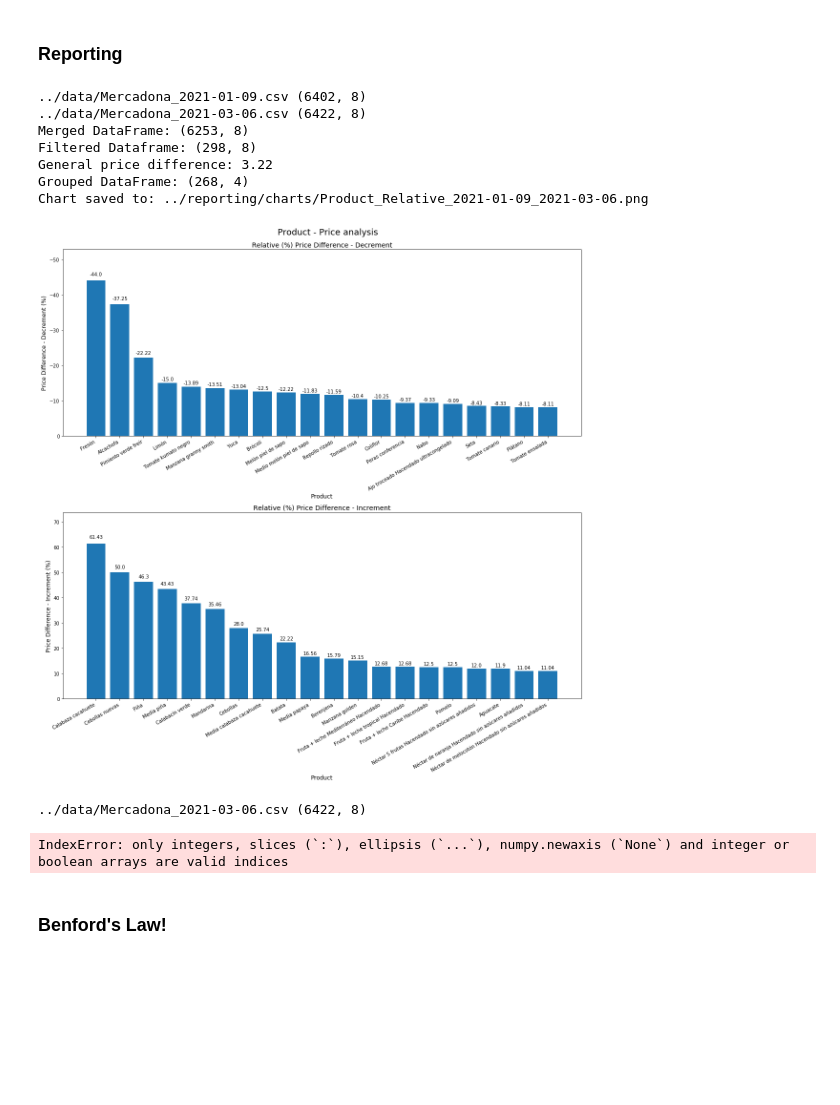
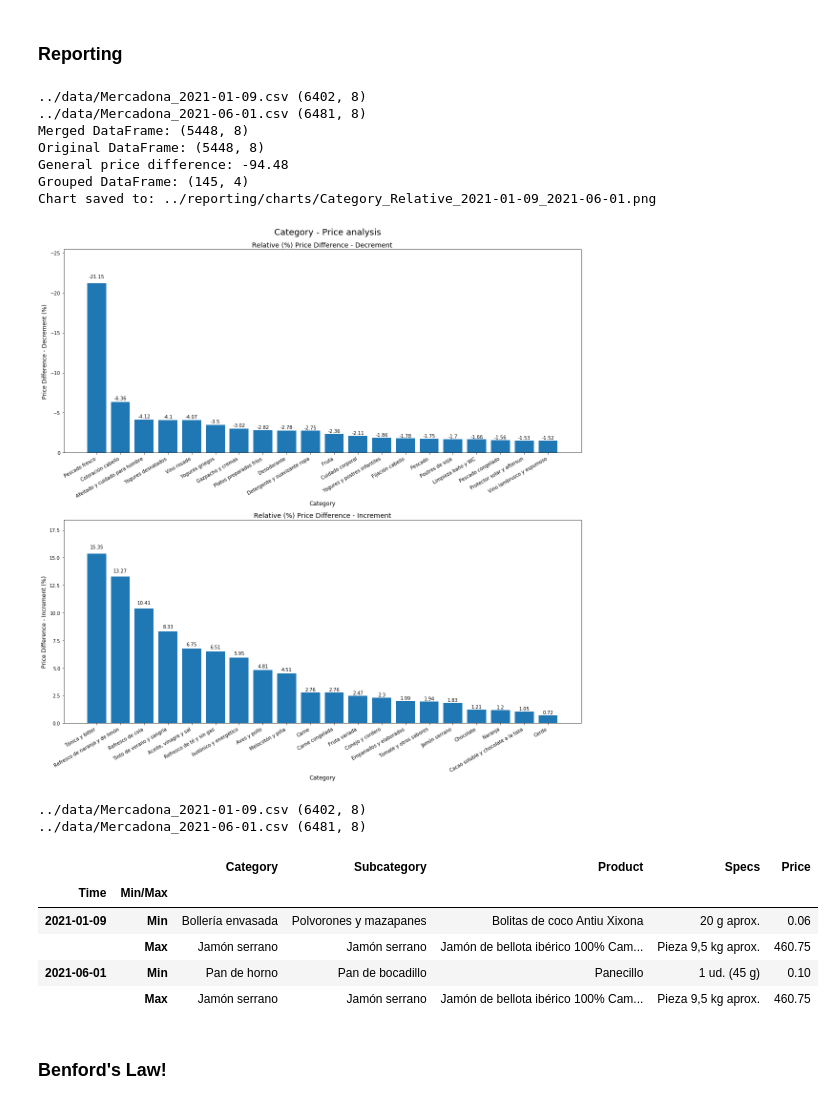
Before and after one commit to nicolas2192/Supermarkets_Scraper, a Jupyter notebook: notebooks/Pipeline.ipynb, the cells around one changed output. Drawn from its saved outputs; the diff is of its cells as text; code cells hidden in the pictures; blank space fills up the shorter version.

```diff
--- a/notebooks/Pipeline.ipynb
+++ b/notebooks/Pipeline.ipynb
@@ -47,7 +55,15 @@ def merge_it(df1, df2):
 def filter_it(df, level=None, elements=None):
     """
     Filter specific products given the level (Category or Subcategory) and elements to show up.
+
+    Parameters:
+        df: Pandas dataframe to filter.
+        level: None or String. Filter columns, either "Category" or "Subcategory"
+        elements: None, String or List of Strings. Filter dataframe by product or group of products.
+        This could be a string such as "Fruta", "Cerveza" etc, a list of strings, ["Fruta", "Cerveza"]
+        or None (default). By setting it to None, nothing will be filtered.
     """
+
     if level == None and elements == None:
         print("Original DataFrame:", df.shape)
         return df
@@ -102,7 +118,8 @@ def group_it(df, level):
     Group DataFrame by level (Category, Subcategory or Product)
 
     Parameters:
-        df. Pandas DataFrame coming from price_difference() function.
+        df: Pandas DataFrame coming from price_difference() function.
+        level: Group level, it can be either "Category", "Subcategory" or "Product".
 
     Returns:
         Pandas DataFrame grouped by level. Columns: ['Price_x', 'Price_y', 'Price_diff', 'Price_pctg']
@@ -189,17 +206,25 @@ def paint_it(grouped_df, difference, amount=20, drop_zeros=False, fig_path=None)
 def main(path1, path2,
          filter_level, filter_elements,
          group_level,
-         difference_type, bar_number=20, drop_zeros=True, fig_path=None):
+         difference_type, bar_number=20, drop_zeros=True, fig_path=None,
+         hacendado=False):
     """
-
+    Main function. Runs analysis, plots data and save the results.
     """
 
     # Loading CSV
     df1, date1 = load_csv(path1)
     df2, date2 = load_csv(path2)
 
+    # Hacendado filter
+    hac = ""
+    if hacendado == True:
+        df1 = df1[df1["Product"].str.contains("Hacendado")].reset_index(drop=True)
+        df2 = df2[df2["Product"].str.contains("Hacendado")].reset_index(drop=True)
+        hac = "_Hacendado"
+
     # df comprised by products with the highest and lowest price
-    min_max_df = min_max_products(df1, df2)
+    # min_max_df = min_max_products(df1, df2)
 
     # Wrangling and Analysis
     merged = merge_it(df1, df2)
@@ -211,7 +236,7 @@ def main(path1, path2,
 
     # Plotting data
     if fig_path:
-        fig_name = f"{group_level.capitalize()}_{difference_type.capitalize()}_{date1}_{date2}.png"
+        fig_name = f"{group_level.capitalize()}_{difference_type.capitalize()}_{date1}_{date2}{hac}.png"
         fig_path = pathlib.Path(fig_path, fig_name)
 
     fig = paint_it(grouped, difference=difference_type, amount=bar_number, drop_zeros=drop_zeros, fig_path=fig_path)
@@ -219,36 +244,33 @@ def main(path1, path2,
     return grouped, fig
 # %%
 path1 = "../data/Mercadona_2021-01-09.csv"
-path2 = "../data/Mercadona_2021-03-06.csv"
+path2 = "../data/Mercadona_2021-06-01.csv"
 fig_path = "../reporting/charts/"
 
-filter_level = "Category"
-filter_elements = ['Fruta', 'Lechuga y ensalada preparada', 'Verdura', 'Fruta variada', 'Melocotón y piña', 'Legumbres', 'Naranja']
-
-group_level = "product"
-
+filter_level = None
+filter_elements = None
+group_level = "category"
 difference_type = "relative"
 bar_number = 20
+
 drop_zeros = True
 
 df, figure = main(path1, path2,
             filter_level, filter_elements,
             group_level,
-            difference_type, bar_number=20, drop_zeros=True, fig_path=fig_path)
+            difference_type, bar_number=20, drop_zeros=True, fig_path=fig_path, hacendado=False)
 # %% [output]
 ../data/Mercadona_2021-01-09.csv (6402, 8)
-../data/Mercadona_2021-03-06.csv (6422, 8)
-Merged DataFrame: (6253, 8)
-Filtered Dataframe: (298, 8)
-General price difference: 3.22
-Grouped DataFrame: (268, 4)
-Chart saved to: ../reporting/charts/Product_Relative_2021-01-09_2021-03-06.png
+../data/Mercadona_2021-06-01.csv (6481, 8)
+Merged DataFrame: (5448, 8)
+Original DataFrame: (5448, 8)
+General price difference: -94.48
+Grouped DataFrame: (145, 4)
+Chart saved to: ../reporting/charts/Category_Relative_2021-01-09_2021-06-01.png
-[figure, old version]
+[figure, new version]
 # %%
-df1, date1 = load_csv("../data/Mercadona_2021-03-06.csv")
+df1, date1 = load_csv("../data/Mercadona_2021-01-09.csv")
+df2, date2 = load_csv("../data/Mercadona_2021-06-01.csv")
 # %% [output]
-../data/Mercadona_2021-03-06.csv (6422, 8)
+../data/Mercadona_2021-01-09.csv (6402, 8)
+../data/Mercadona_2021-06-01.csv (6481, 8)
-# %%
-df1.Category.unique() ['Fruta', 'Lechuga y ensalada preparada', 'Verdura', 'Fruta variada', 'Melocotón y piña', 'Legumbres', 'Naranja']
-# %% [output]
-IndexError: only integers, slices (`:`), ellipsis (`...`), numpy.newaxis (`None`) and integer or boolean arrays are valid indices
@@ -255,3 +279,12 @@ IndexError: only integers, slices (`:`), ellipsis (`...`), numpy.newaxis (`None`
+# %%
+min_max_df.set_index(["Time", "Min/Max"])
+# %% [output]
+|  |  | Category | Subcategory | Product | Specs | Price |
+| Time | Min/Max |  |  |  |  |  |
+| 2021-01-09 | Min | Bollería envasada | Polvorones y mazapanes | Bolitas de coco Antiu Xixona | 20 g aprox. | 0.06 |
+|  | Max | Jamón serrano | Jamón serrano | Jamón de bellota ibérico 100% Cam... | Pieza 9,5 kg aprox. | 460.75 |
+| 2021-06-01 | Min | Pan de horno | Pan de bocadillo | Panecillo | 1 ud. (45 g) | 0.10 |
+|  | Max | Jamón serrano | Jamón serrano | Jamón de bellota ibérico 100% Cam... | Pieza 9,5 kg aprox. | 460.75 |
 # %% [markdown]
 ### Benford's Law!
 # %%
```
Also changed, not shown: parts of 6 cells of this notebook, 20 other files.
